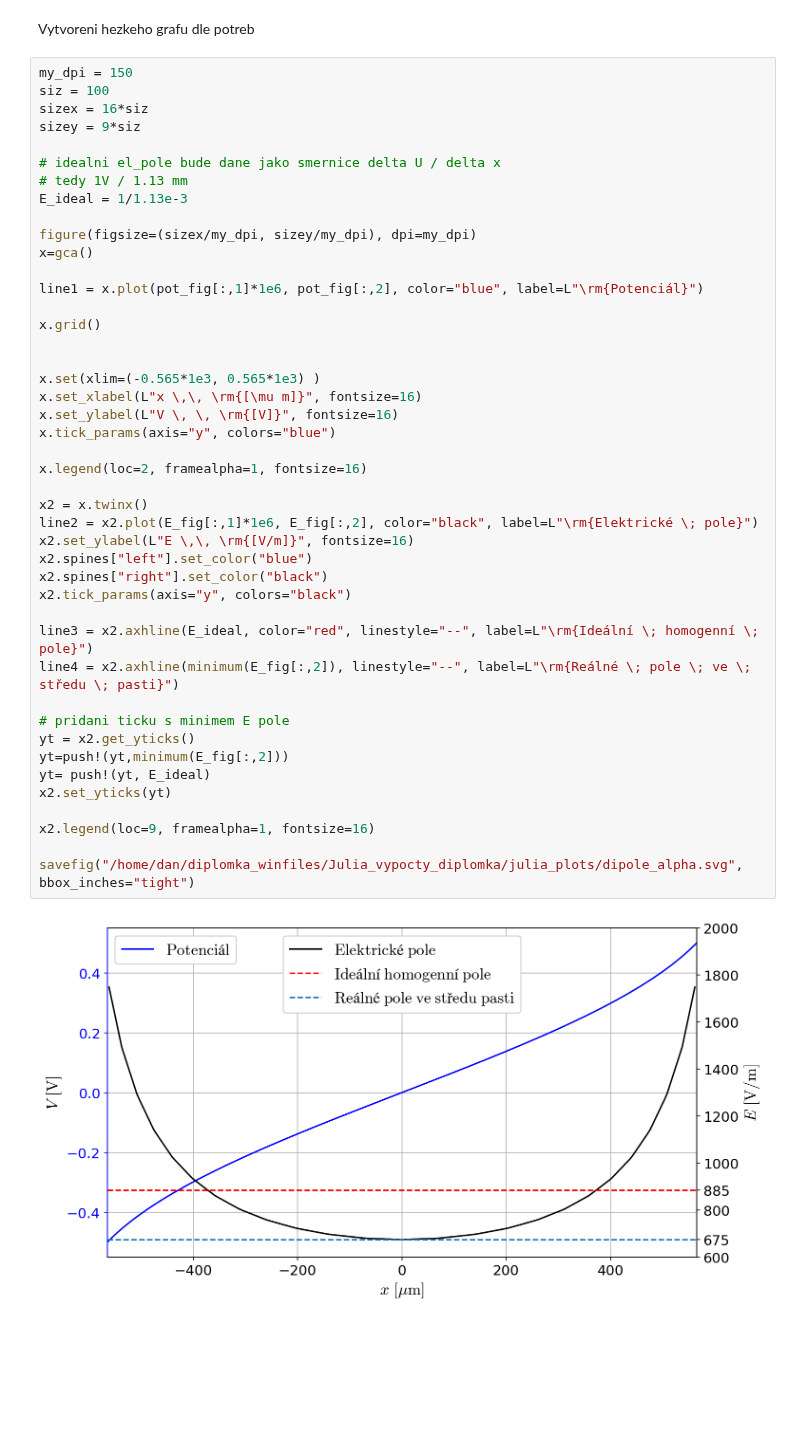
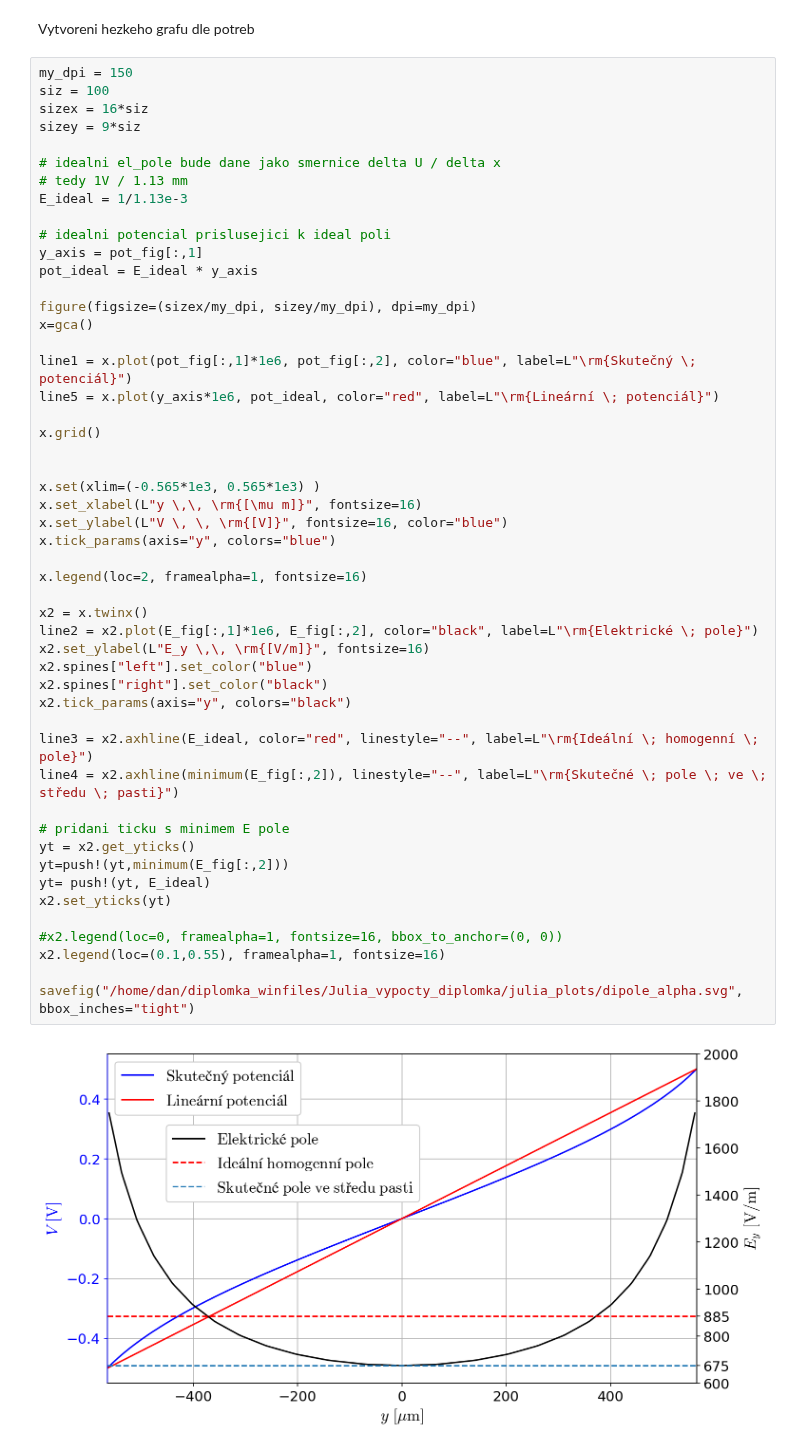
Before and after one commit to dvadlejch/Julia_vypocty_diplomka, a Jupyter notebook: julia_plots/dipole_alpha_plot.ipynb, the cells around one changed output. Drawn from its saved outputs; the diff is of its cells as text; blank space fills up the shorter version.

```diff
--- a/julia_plots/dipole_alpha_plot.ipynb
+++ b/julia_plots/dipole_alpha_plot.ipynb
@@ -46,39 +46,45 @@ sizey = 9*siz
 # tedy 1V / 1.13 mm
 E_ideal = 1/1.13e-3
 
+# idealni potencial prislusejici k ideal poli
+y_axis = pot_fig[:,1]
+pot_ideal = E_ideal * y_axis
+
 figure(figsize=(sizex/my_dpi, sizey/my_dpi), dpi=my_dpi)
 x=gca()
 
-line1 = x.plot(pot_fig[:,1]*1e6, pot_fig[:,2], color="blue", label=L"\rm{Potenciál}")
+line1 = x.plot(pot_fig[:,1]*1e6, pot_fig[:,2], color="blue", label=L"\rm{Skutečný \; potenciál}")
+line5 = x.plot(y_axis*1e6, pot_ideal, color="red", label=L"\rm{Lineární \; potenciál}")
 
 x.grid()
 
 
 x.set(xlim=(-0.565*1e3, 0.565*1e3) )
-x.set_xlabel(L"x \,\, \rm{[\mu m]}", fontsize=16)
-x.set_ylabel(L"V \, \, \rm{[V]}", fontsize=16)
+x.set_xlabel(L"y \,\, \rm{[\mu m]}", fontsize=16)
+x.set_ylabel(L"V \, \, \rm{[V]}", fontsize=16, color="blue")
 x.tick_params(axis="y", colors="blue")
 
 x.legend(loc=2, framealpha=1, fontsize=16)
 
 x2 = x.twinx()
 line2 = x2.plot(E_fig[:,1]*1e6, E_fig[:,2], color="black", label=L"\rm{Elektrické \; pole}")
-x2.set_ylabel(L"E \,\, \rm{[V/m]}", fontsize=16)
+x2.set_ylabel(L"E_y \,\, \rm{[V/m]}", fontsize=16)
 x2.spines["left"].set_color("blue")
 x2.spines["right"].set_color("black")
 x2.tick_params(axis="y", colors="black")
 
 line3 = x2.axhline(E_ideal, color="red", linestyle="--", label=L"\rm{Ideální \; homogenní \; pole}")
-line4 = x2.axhline(minimum(E_fig[:,2]), linestyle="--", label=L"\rm{Reálné \; pole \; ve \; středu \; pasti}")
+line4 = x2.axhline(minimum(E_fig[:,2]), linestyle="--", label=L"\rm{Skutečné \; pole \; ve \; středu \; pasti}")
 
 # pridani ticku s minimem E pole
 yt = x2.get_yticks()
 yt=push!(yt,minimum(E_fig[:,2]))
 yt= push!(yt, E_ideal)
 x2.set_yticks(yt)
 
-x2.legend(loc=9, framealpha=1, fontsize=16)
+#x2.legend(loc=0, framealpha=1, fontsize=16, bbox_to_anchor=(0, 0))
+x2.legend(loc=(0.1,0.55), framealpha=1, fontsize=16)
 
 savefig("/home/dan/diplomka_winfiles/Julia_vypocty_diplomka/julia_plots/dipole_alpha.svg", bbox_inches="tight")
 # %% [output]
-[figure, old version]
+[figure, new version]
```
Also changed, not shown: parts of 3 cells of this notebook, 5 other files.
